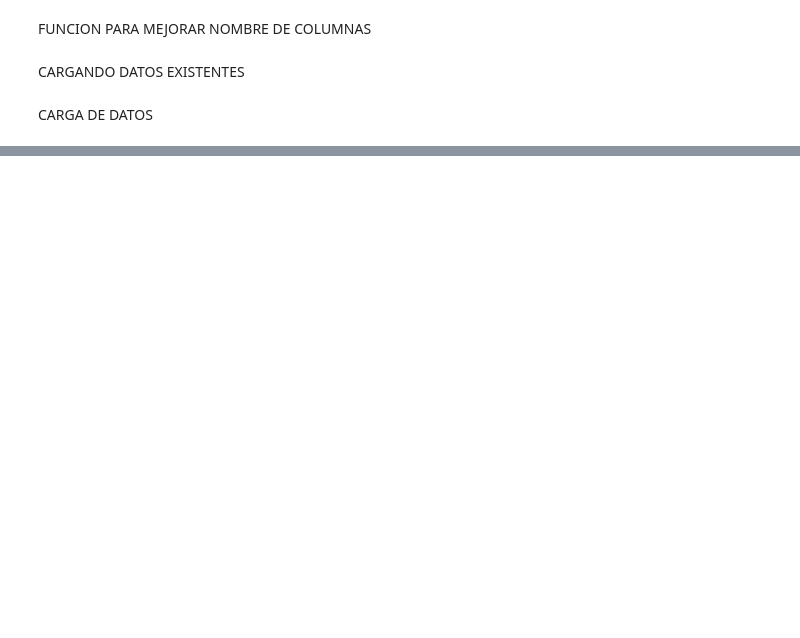
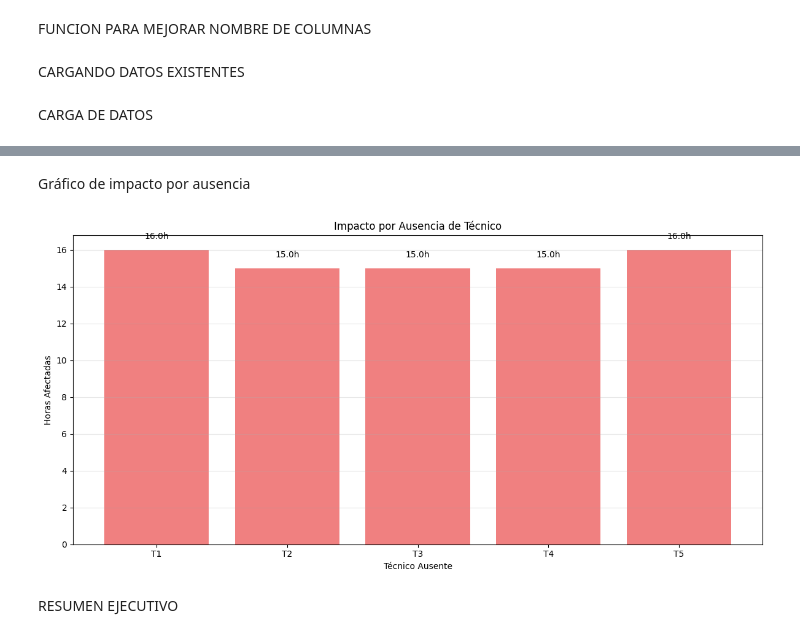
Before and after one commit to DiegoWhite99/Investigacion_Operaciones, a Jupyter notebook: notebooks/03-sensitivity_analysis.ipynb, the cells around one changed output, grey strips where cells are left out. Cells and saved outputs as stored; diff of their text form; code cells hidden in the pictures; blank space fills up the shorter version.

```diff
--- a/notebooks/03-sensitivity_analysis.ipynb
+++ b/notebooks/03-sensitivity_analysis.ipynb
@@ -40,0 +46,10 @@ schedule_base = pd.read_csv(schedule_path) if os.path.exists(schedule_path) else
+# %%
+col_tecnico_asign = obtener_nombre_columna(asignaciones_base, ['Id_tecnico', 'id_tecnico', 'tecnico_id'])
+col_job_asign = obtener_nombre_columna(asignaciones_base, ['job_id', 'id_job'])
+
+print(f"Asignaciones base: {len(asignaciones_base)} trabajos")
+print(f"Columna técnico: {col_tecnico_asign}")
+print(f"Columna job: {col_job_asign}")
+
+if schedule_base is not None:
+    print(f"Horario base: {len(schedule_base)} trabajos planificados")
@@ -40,0 +176,10 @@ schedule_base = pd.read_csv(schedule_path) if os.path.exists(schedule_path) else
+# %%
+tecnicos_lista = ['T1', 'T2', 'T3', 'T4', 'T5']
+resultados_ausencia = []
+
+for tech in tecnicos_lista:
+    resultado = simular_ausencia_tecnico(tech)
+    resultados_ausencia.append(resultado)
+
+df_ausencia = pd.DataFrame(resultados_ausencia)
+df_ausencia.to_csv(os.path.join(BASE_DIR, "results", "sensibilidad_ausencias.csv"), index=False)
@@ -40,0 +362,22 @@ schedule_base = pd.read_csv(schedule_path) if os.path.exists(schedule_path) else
+# %% [markdown]
+Gráfico de impacto por ausencia
+# %%
+plt.figure(figsize=(12, 6))
+bars = plt.bar(df_ausencia['tecnico_ausente'], df_ausencia['horas_afectadas'], color='lightcoral')
+plt.title('Impacto por Ausencia de Técnico')
+plt.xlabel('Técnico Ausente')
+plt.ylabel('Horas Afectadas')
+plt.grid(axis='y', alpha=0.3)
+
+# Añadir valores en las barras
+for bar, horas in zip(bars, df_ausencia['horas_afectadas']):
+    plt.text(bar.get_x() + bar.get_width()/2, bar.get_height() + 0.5, f'{horas:.1f}h',
+             ha='center', va='bottom')
+
+plt.tight_layout()
+plt.savefig(os.path.join(BASE_DIR, "results", "impacto_ausencias.png"), dpi=300, bbox_inches='tight')
+plt.show()
+# %% [output]
+[figure, added]
+# %% [markdown]
+RESUMEN EJECUTIVO
```
Also changed, not shown: parts of 33 cells of this notebook.
